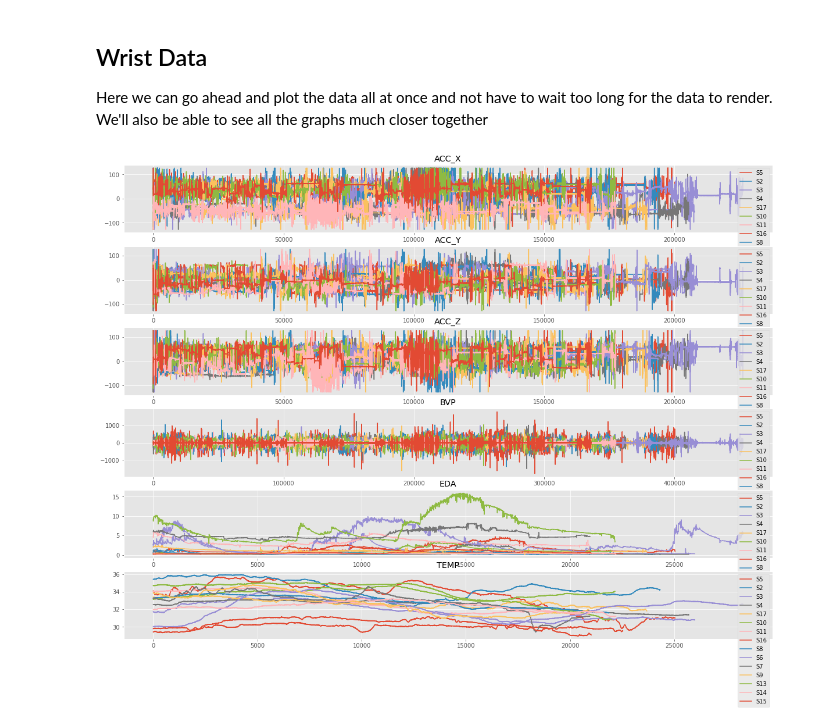
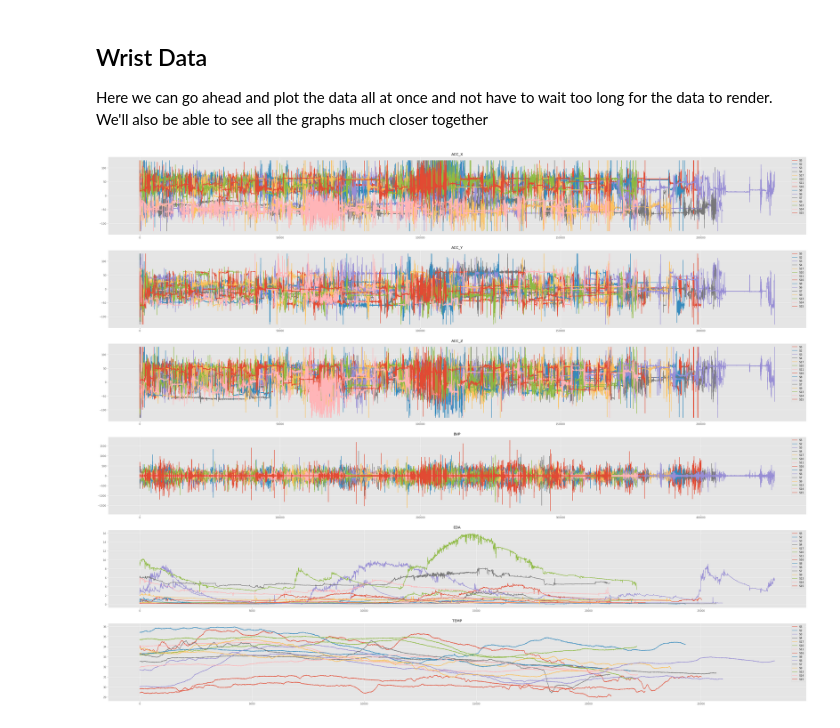
Before and after one commit to njfritter/Characteristic-Based-Time-Series-Clustering, a Jupyter notebook: rCode2012/notebooks/wesad_exploratory_analysis.ipynb, the cells around one changed output. Drawn from its saved outputs; the diff is of its cells as text; code cells hidden in the pictures.

```diff
--- a/rCode2012/notebooks/wesad_exploratory_analysis.ipynb
+++ b/rCode2012/notebooks/wesad_exploratory_analysis.ipynb
@@ -135,10 +135,15 @@ for file in filenames:
     wrist_temp_df = pd.DataFrame(wrist_dct['TEMP'],columns=['TEMP'])
 
     # Add labels as a separate object to be returned
-    # While the time granularity is the same as the chest data, I'm not sure yet how to use it
+    # While the time granularity is the same as the chest data, I'm not sure yet how to use it with the wrist data
     # So will just keep it separate and add as needed
-    labels = pd.Series(unpickled_file['label'],name='label')
-    mapped_labels = labels.map(label_map)
+    labels_df = pd.DataFrame(unpickled_file['label'],columns=['label'])
+    labels_df['mapped_label'] = labels_df['label'].map(label_map)
+    labels_df['SUBJECT_ID'] = subject_id
+
+    # Add subject id to all dataframes
+    for df in [final_chest_df, wrist_acc_df, wrist_bvp_df, wrist_eda_df, wrist_temp_df]:
+        df['SUBJECT_ID'] = subject_id
 
     subject_dct[subject_id] = {
         'chest_df': final_chest_df,
@@ -148,8 +153,7 @@ for file in filenames:
             'wrist_eda_df': wrist_eda_df,
             'wrist_temp_df': wrist_temp_df,
         },
-        'labels': labels,
-        'mapped_labels': mapped_labels,
+        'labels': labels_df,
     }
 
 # Return dictionary (TO DO: more preprocessing if possible)
@@ -374,3 +490,11 @@ ax.set_title('EDA by Subject')
 plt.show()
 # %% [output]
 [figure]
+# %%
+fig, ax = plt.subplots()
+for subject in subject_ids:
+    subject_dct[subject]['labels']['label'].plot(figsize = (20,15))
+
+ax.legend(subject_ids)
+ax.set_title('Labels by Subject')
+plt.show()
@@ -450,29 +576,29 @@ plt.show()
 Here we can go ahead and plot the data all at once and not have to wait too long for the data to render. We'll also be able to see all the graphs much closer together
 # %%
 wrist_keys = list(subject_dct[subject]['wrist_dfs'].keys())
-fig,axs = plt.subplots(6,1,figsize=(20,15))
+fig,axs = plt.subplots(6,1,figsize=(50,40))
 for subject in subject_ids:
     # For ACC, need to split out X,Y,Z
     axs[0].plot(subject_dct[subject]['wrist_dfs'][wrist_keys[0]]['ACC_X'])
     axs[0].set_title('ACC_X')
     axs[1].plot(subject_dct[subject]['wrist_dfs'][wrist_keys[0]]['ACC_Y'])
     axs[1].set_title('ACC_Y')
     axs[2].plot(subject_dct[subject]['wrist_dfs'][wrist_keys[0]]['ACC_Z'])
     axs[2].set_title('ACC_Z')
     # Do the rest normally
-    axs[3].plot(subject_dct[subject]['wrist_dfs'][wrist_keys[1]])
+    axs[3].plot(subject_dct[subject]['wrist_dfs'][wrist_keys[1]].drop(columns='SUBJECT_ID'))
     axs[3].set_title(wrist_keys[1].split('_')[1].upper())
-    axs[4].plot(subject_dct[subject]['wrist_dfs'][wrist_keys[2]])
+    axs[4].plot(subject_dct[subject]['wrist_dfs'][wrist_keys[2]].drop(columns='SUBJECT_ID'))
     axs[4].set_title(wrist_keys[2].split('_')[1].upper())
-    axs[5].plot(subject_dct[subject]['wrist_dfs'][wrist_keys[3]])
+    axs[5].plot(subject_dct[subject]['wrist_dfs'][wrist_keys[3]].drop(columns='SUBJECT_ID'))
     axs[5].set_title(wrist_keys[3].split('_')[1].upper())
 
 axs[0].legend(subject_ids)
 axs[1].legend(subject_ids)
 axs[2].legend(subject_ids)
 axs[3].legend(subject_ids)
 axs[4].legend(subject_ids)
 axs[5].legend(subject_ids)
 plt.show()
 # %% [output]
-[figure, old version]
+[figure, new version]
```
Also changed, not shown: parts of 33 cells of this notebook.
